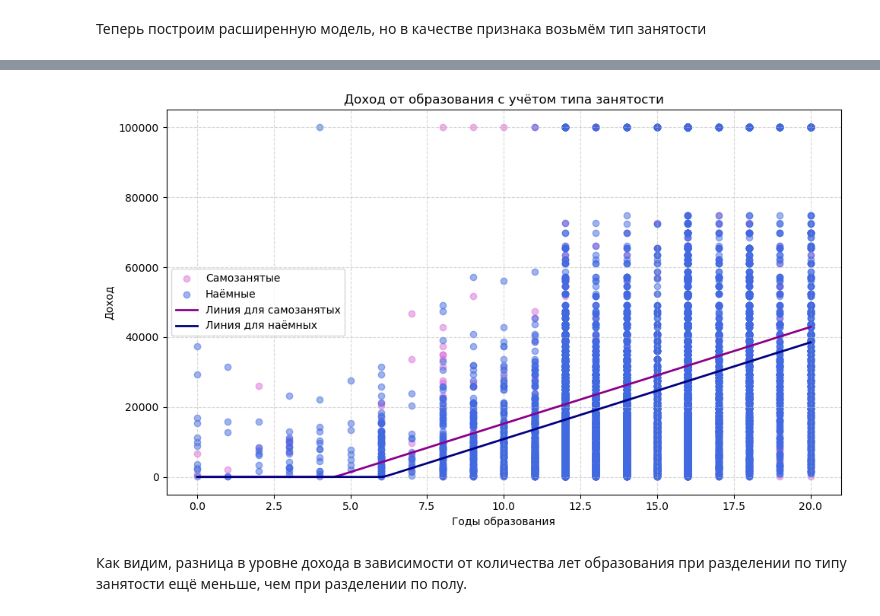
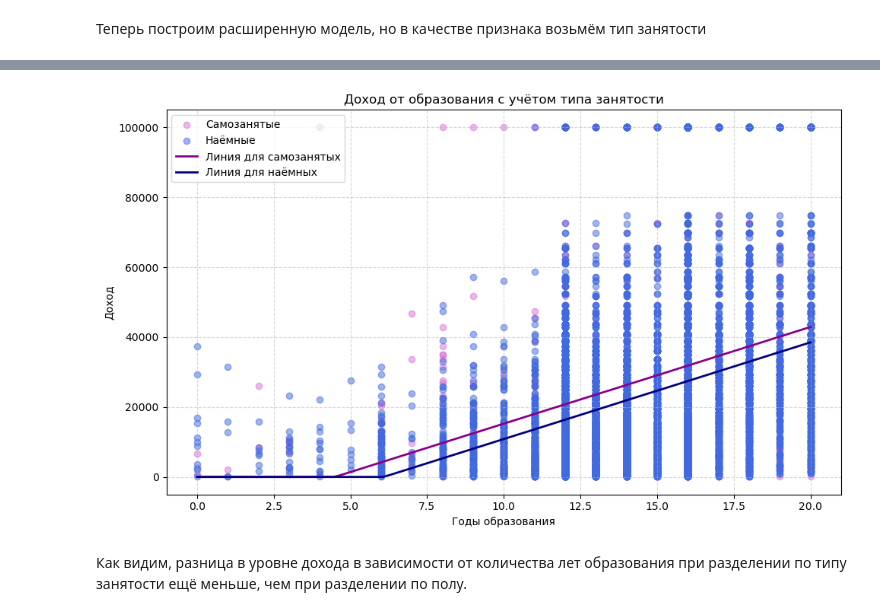
Before and after one commit to Strory/CourseWork3, a Jupyter notebook: Research1.ipynb, the cells around one changed output, grey strips where cells are left out. Cells and saved outputs as stored; diff of their text form; code cells hidden in the pictures.

```diff
--- a/Research1.ipynb
+++ b/Research1.ipynb
@@ -641,33 +639,33 @@ Notes:
 # %%
 intercept, b_educ, b_wrkslf = model_extended2.params
 
 educ_range = np.linspace(df['educ'].min(), df['educ'].max(), 100)
 
 y_entrep = intercept + b_educ * educ_range
 y_hired = intercept + b_educ * educ_range + b_wrkslf
 
 y_entrep = np.where(y_entrep < 0, 0, y_entrep)
 y_hired = np.where(y_hired < 0, 0, y_hired)
 
 plt.figure(figsize=(10, 6))
 
 plt.scatter(df[df['wrkslf'] == 0]['educ'], df[df['wrkslf'] == 0]['realrinc'],
             color='orchid', alpha=0.5, label='Самозанятые')
 plt.scatter(df[df['wrkslf'] == 1]['educ'], df[df['wrkslf'] == 1]['realrinc'],
             color='royalblue', alpha=0.5, label='Наёмные')
 
 plt.plot(educ_range, y_entrep, color='darkmagenta', linewidth=2, label='Линия для самозанятых')
 plt.plot(educ_range, y_hired, color='navy', linewidth=2, label='Линия для наёмных')
 
 plt.xlabel('Годы образования')
 plt.ylabel('Доход')
 plt.title('Доход от образования с учётом типа занятости')
-plt.legend()
+plt.legend(loc='upper left')
 plt.grid(True, linestyle='--', alpha=0.5)
 plt.tight_layout()
 plt.show()
 # %% [output]
-[figure, old version]
+[figure, new version]
 # %% [markdown]
 Как видим, разница в уровне дохода в зависимости от количества лет образования при разделении по типу занятости ещё меньше, чем при разделении по полу.
 # %% [markdown]
```
Also changed, not shown: parts of 7 cells of this notebook, 3 other files.
